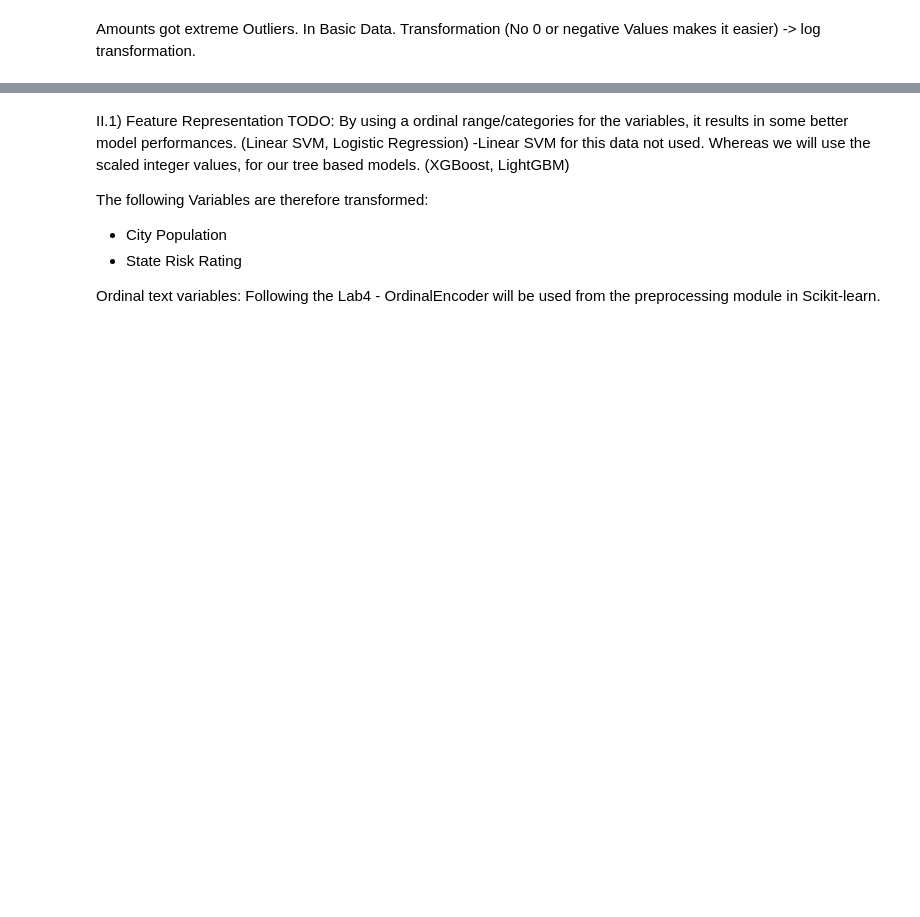
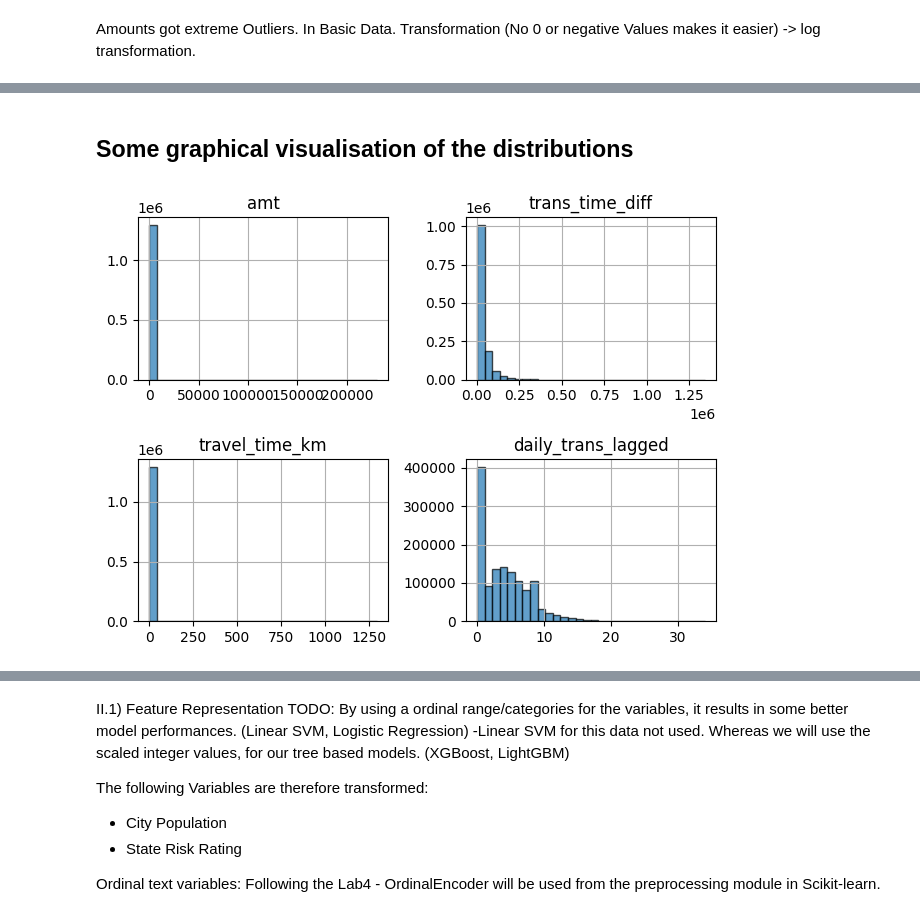
Before and after one commit to arnopopanda-UWM/ML-UWM-April-26, a Jupyter notebook: CC_Fraud_v4.ipynb, the cells around one changed output, grey strips where cells are left out. Drawn from its saved outputs; the diff is of its cells as text; code cells hidden in the pictures; blank space fills up the shorter version.

```diff
--- a/CC_Fraud_v4.ipynb
+++ b/CC_Fraud_v4.ipynb
@@ -228,0 +275,2 @@ print(cc.columns)  # Look for duplicate 'amt' columns
+# %% [markdown]
+## Some graphical visualisation of the distributions
@@ -228,0 +293,13 @@ print(cc.columns)  # Look for duplicate 'amt' columns
+# %%
+# 5. Distribution of all numeric features (histograms)
+ax5 = plt.subplot(3, 2, 5)
+
+# Select specific columns
+selected_cols = ['amt', 'trans_time_diff', 'travel_time_km', 'daily_trans_lagged']
+
+# Plot histograms
+X[selected_cols].hist(ax=ax5, bins=30, alpha=0.7, edgecolor='black')
+ax5.set_title('Numeric Features Distribution', fontsize=12, fontweight='bold')
+plt.tight_layout()
+# %% [output]
+[figure, added]
```
Also changed, not shown: parts of 43 cells of this notebook, 2 other files.
